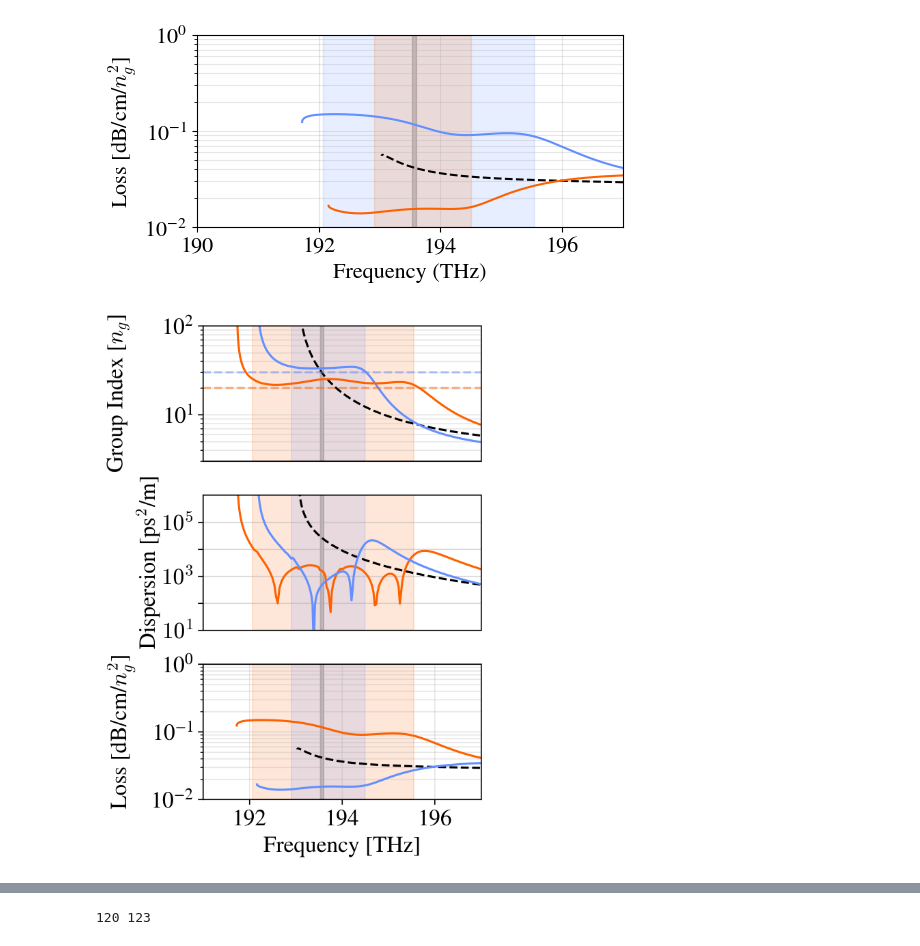
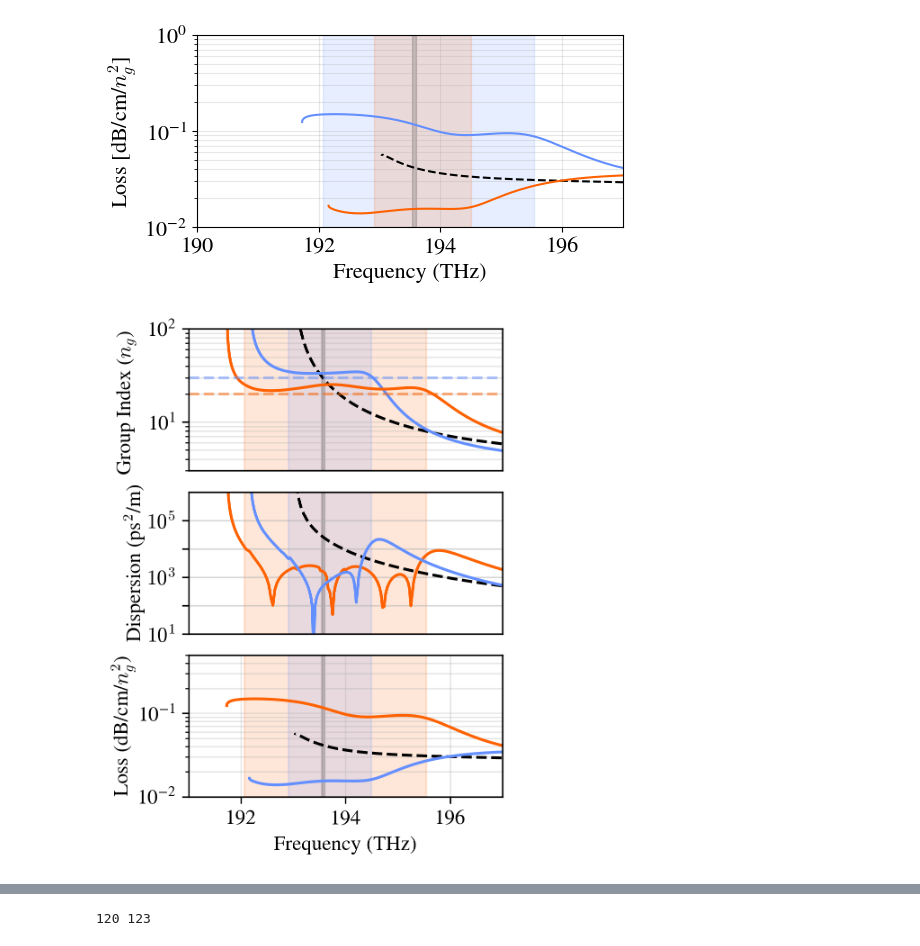
Before and after one commit to DominicJThompson/optGME, a Jupyter notebook: paper2/plots/diagramsV2.ipynb, the cells around one changed output, grey strips where cells are left out. Saved outputs shown, nothing was run; the diff lists cells and outputs as text; code cells hidden in the pictures.

```diff
--- a/paper2/plots/diagramsV2.ipynb
+++ b/paper2/plots/diagramsV2.ipynb
@@ -544,13 +562,15 @@ plt.ylim(1e-2,1)
 [figure]
 # %%
 # Combine the three plots above so that they share an x axis
-fig, (ax1, ax2, ax3) = plt.subplots(3, 1, figsize=(3.5, 6), gridspec_kw={'hspace': 0.25},dpi=300)  # adjust hspace as desired
+# Set a base font size for all ticks and labels
+BASE_FONT_SIZE = 11   # Change this to scale all font sizes at once
 
+fig, (ax1, ax2, ax3) = plt.subplots(3, 1, figsize=(3, 4.5), gridspec_kw={'hspace': 0.15},dpi=300)
 
 # Top plot: Group Index
-ax1.plot(freqsOG*1e-12, np.abs(ngOG), color='k', linestyle='--')
-ax1.plot(freqsOpt2*1e-12, np.abs(ngOpt2), color=cs['b'])
-ax1.plot(freqsOpt*1e-12, np.abs(ngOpt), color=cs['o'])
+ax1.plot(freqsOG*1e-12, np.abs(ngOG), color='k', linestyle='--',linewidth=1.5)
+ax1.plot(freqsOpt2*1e-12, np.abs(ngOpt2), color=cs['b'],linewidth=1.5)
+ax1.plot(freqsOpt*1e-12, np.abs(ngOpt), color=cs['o'],linewidth=1.5)
 
 ax1.axvspan(freqsOpt[startIOpt]*1e-12, freqsOpt[endIOpt]*1e-12, color=cs['o'], alpha=0.15)
 ax1.axvspan(freqsOpt2[startIOpt2]*1e-12, freqsOpt2[endIOpt2]*1e-12, color=cs['b'], alpha=0.15)
@@ -559,52 +579,58 @@ ax1.axvspan(freqsOG[startIOG]*1e-12, freqsOG[endIOG]*1e-12, color='k', alpha=0.1
 ax1.hlines(30,191,197,color=cs['b'],alpha=0.5,linestyle='--')
 ax1.hlines(20,191,197,color=cs['o'],alpha=0.5,linestyle='--')
 
-ax1.set_ylabel(r'Group Index [$n_g$]',labelpad=22)
+ax1.set_ylabel(r'Group Index ($n_g$)  ',labelpad=5, fontsize=BASE_FONT_SIZE)
 ax1.set_yscale('log')
 ax1.grid(True, which='both', alpha=0.3)
 ax1.set_ylim(3, 100)
 ax1.set_xlim(191, 197)
 ax1.set_xticks([])
+ax1.tick_params(axis='both', which='major', labelsize=BASE_FONT_SIZE)
+ax1.tick_params(axis='both', which='minor', labelsize=BASE_FONT_SIZE)
 
 # Middle plot: Dispersion
-ax2.plot(freqsOG[:-1]*1e-12, np.abs(dispOG), color='k',linestyle='--')
-ax2.plot(freqsOpt[:-1]*1e-12, np.abs(dispOpt), color=cs['o'])
-ax2.plot(freqsOpt2[:-1]*1e-12, np.abs(dispOpt2), color=cs['b'])
+ax2.plot(freqsOG[:-1]*1e-12, np.abs(dispOG), color='k',linestyle='--',linewidth=1.5)
+ax2.plot(freqsOpt[:-1]*1e-12, np.abs(dispOpt), color=cs['o'],linewidth=1.5)
+ax2.plot(freqsOpt2[:-1]*1e-12, np.abs(dispOpt2), color=cs['b'],linewidth=1.5)
 
 ax2.axvspan(freqsOpt[startIOpt]*1e-12, freqsOpt[endIOpt]*1e-12, color=cs['o'], alpha=0.15)
 ax2.axvspan(freqsOpt2[startIOpt2]*1e-12, freqsOpt2[endIOpt2]*1e-12, color=cs['b'], alpha=0.15)
 ax2.axvspan(freqsOG[startIOG]*1e-12, freqsOG[endIOG]*1e-12, color='k', alpha=0.15)
 
-ax2.set_ylabel(r'Dispersion [ps$^2$/m]',labelpad=0)
+ax2.set_ylabel(r'Dispersion (ps$^2$/m)',labelpad=0, fontsize=BASE_FONT_SIZE)
 ax2.set_yscale('log')
 
 # Show major and minor ticks for y grid
 ax2.grid(True, which='major', axis='y', alpha=0.5)
 ax2.set_xlim(191, 197)
 ax2.set_ylim(1e1, 1e6)
 ax2.set_xticks([])
 ax2.set_yticks([1e1, 1e2, 1e3, 1e4, 1e5])  # set tick positions
-ax2.set_yticklabels(['$10^1$', '', '$10^3$', '', '$10^5$'])  # set tick labels separately
+ax2.set_yticklabels(['$10^1$', '', '$10^3$', '', '$10^5$'], fontsize=BASE_FONT_SIZE)  # set tick labels separately
+ax2.tick_params(axis='both', which='major', labelsize=BASE_FONT_SIZE)
+ax2.tick_params(axis='both', which='minor', labelsize=BASE_FONT_SIZE)
 
 # Bottom plot: Loss
-ax3.plot(freqsOG*1e-12, 10**lossOG/455/1E-7*10*np.log10(np.e), color='k',linestyle='--')
-ax3.plot(freqsOpt*1e-12, 10**lossOpt/455/1E-7*10*np.log10(np.e), color=cs['o'])
-ax3.plot(freqsOpt2*1e-12, 10**lossOpt2/455/1E-7*10*np.log10(np.e), color=cs['b'])
+ax3.plot(freqsOG*1e-12, 10**lossOG/455/1E-7*10*np.log10(np.e), color='k',linestyle='--',linewidth=1.5)
+ax3.plot(freqsOpt*1e-12, 10**lossOpt/455/1E-7*10*np.log10(np.e), color=cs['o'],linewidth=1.5)
+ax3.plot(freqsOpt2*1e-12, 10**lossOpt2/455/1E-7*10*np.log10(np.e), color=cs['b'],linewidth=1.5)
 
 ax3.axvspan(freqsOpt[startIOpt]*1e-12, freqsOpt[endIOpt]*1e-12, color=cs['o'], alpha=0.15)
 ax3.axvspan(freqsOpt2[startIOpt2]*1e-12, freqsOpt2[endIOpt2]*1e-12, color=cs['b'], alpha=0.15)
 ax3.axvspan(freqsOG[startIOG]*1e-12, freqsOG[endIOG]*1e-12, color='k', alpha=0.15)
 
-ax3.set_ylabel(r'Loss [dB/cm/$n_g^2$]',labelpad=10)
-ax3.set_xlabel('Frequency [THz]')
+ax3.set_ylabel(r'Loss (dB/cm/$n_g^2$)',labelpad=0, fontsize=BASE_FONT_SIZE)
+ax3.set_xlabel('Frequency (THz)', fontsize=BASE_FONT_SIZE)
 ax3.set_yscale('log')
 ax3.grid(True, which='both', alpha=0.3)
-ax3.set_ylim(1e-2, 1)
+ax3.set_ylim(1e-2, 0.5)
 ax3.set_xlim(191, 197)
+ax3.tick_params(axis='both', which='major', labelsize=BASE_FONT_SIZE)
+ax3.tick_params(axis='both', which='minor', labelsize=BASE_FONT_SIZE)
 
 plt.show()
 # %% [output]
-[figure, old version]
+[figure, new version]
 # %%
 def plot_field(ax, gme, phc, ylim, mode=14, kpoint=130, transpose=False, vmax=0.2, vmin=0, lw=2, n_levels=7):
     """
```
Also changed, not shown: parts of 8 cells of this notebook, 2 other files.
